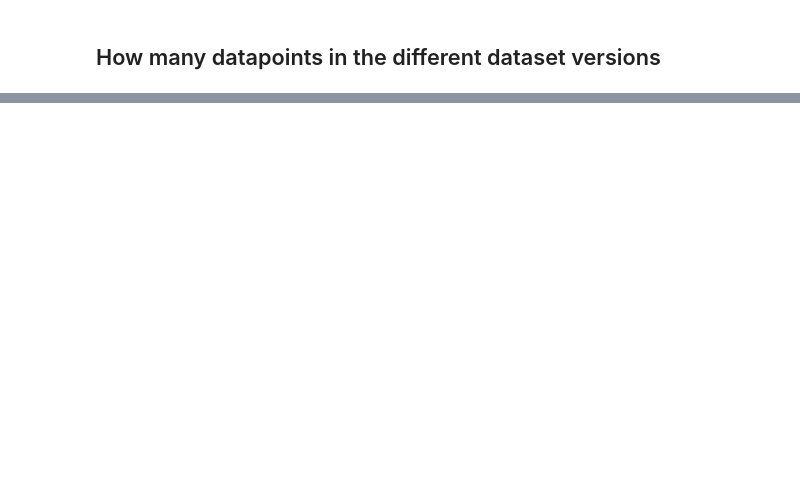
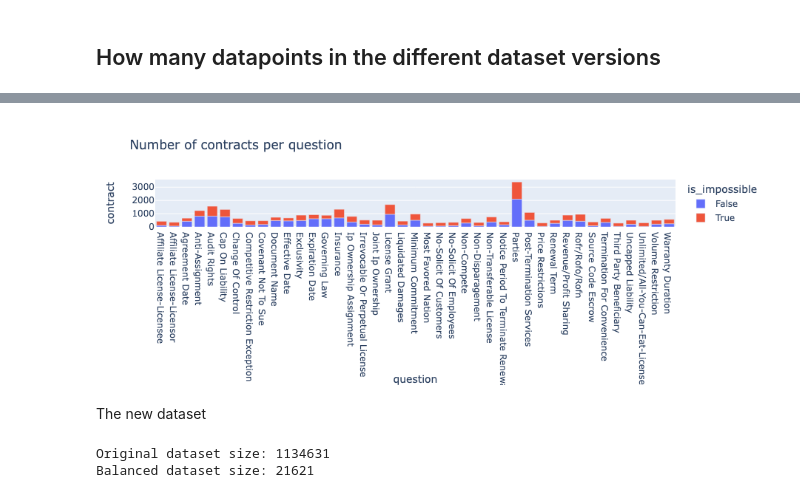
Before and after one commit to gustavhartz/transformers-legal-tasks, a Jupyter notebook: notebooks/Consistent Dataset - Features_Examples.ipynb, the cells around one changed output, grey strips where cells are left out. Cells and saved outputs as stored; diff of their text form; code cells hidden in the pictures; blank space fills up the shorter version.

```diff
--- a/notebooks/Consistent Dataset - Features_Examples.ipynb
+++ b/notebooks/Consistent Dataset - Features_Examples.ipynb
@@ -148,0 +236,19 @@ px.bar(df_g, x='question', y='contract', color='is_impossible', title='Number of
+# %%
+features_org2=[]
+for ele in tqdm(dataset_old_balanced):
+    input_ids,attention_masks,token_type_ids,start_positions,end_positions,cls_index,p_mask,is_impossible,feature_index = ele
+    features_org2.append(features_org[feature_index.item()])
+# %%
+data = []
+for feature in tqdm(features_org2):
+    contract,question = feature.qas_id.split('__')
+    question='_'.join(question.split('_')[:-1])
+
+    data.append([contract, question, feature.is_impossible])
+# %%
+df = pd.DataFrame(data, columns=['contract', 'question','is_impossible'])
+df.to_csv('old_dataset_balanced_features.csv')
+# %%
+df_g = df.groupby(['question','is_impossible']).count()
+df_g = df_g.reset_index()
+df_g.head(5)
@@ -148,0 +262,14 @@ px.bar(df_g, x='question', y='contract', color='is_impossible', title='Number of
+# %%
+px.bar(df_g, x='question', y='contract', color='is_impossible', title='Number of contracts per question')
+# %% [output]
+[figure, added]
+# %% [markdown]
+The new dataset
+# %%
+dataset_new=torch.load('../cuad_training/cuad_lightning/out/dataset-name_CUAD_model-type_roberta_only-first-ans_False_doc-stride_256_dataset-type_train_train-file-version_train_non_sep_dataset')
+print("Original dataset size:", len(dataset_old))
+dataset_new_balanced = get_balanced_dataset(dataset_new)
+print("Balanced dataset size:", len(dataset_new_balanced))
+# %% [output]
+Original dataset size: 1134631
+Balanced dataset size: 21621
```
Also changed, not shown: parts of 23 cells of this notebook.
